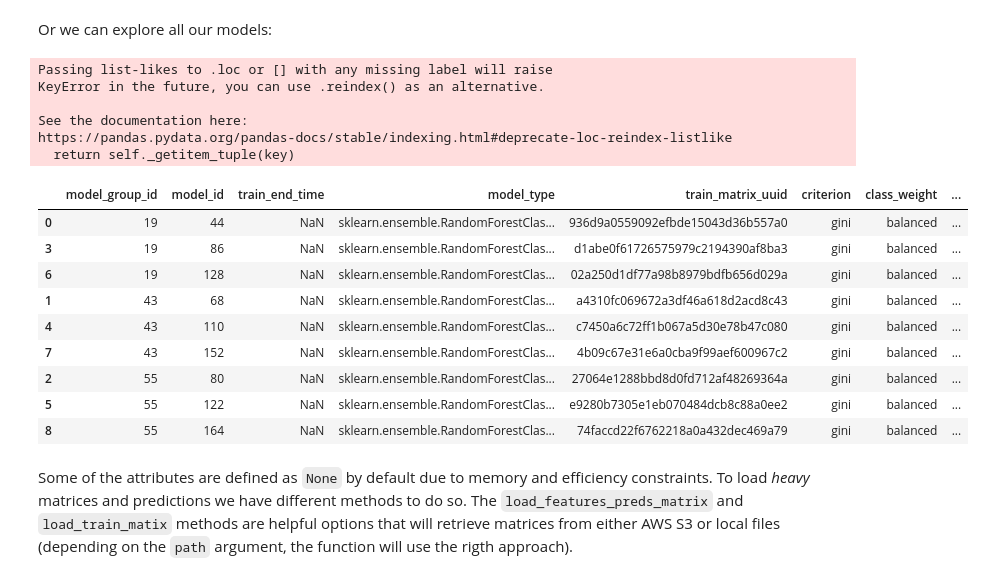
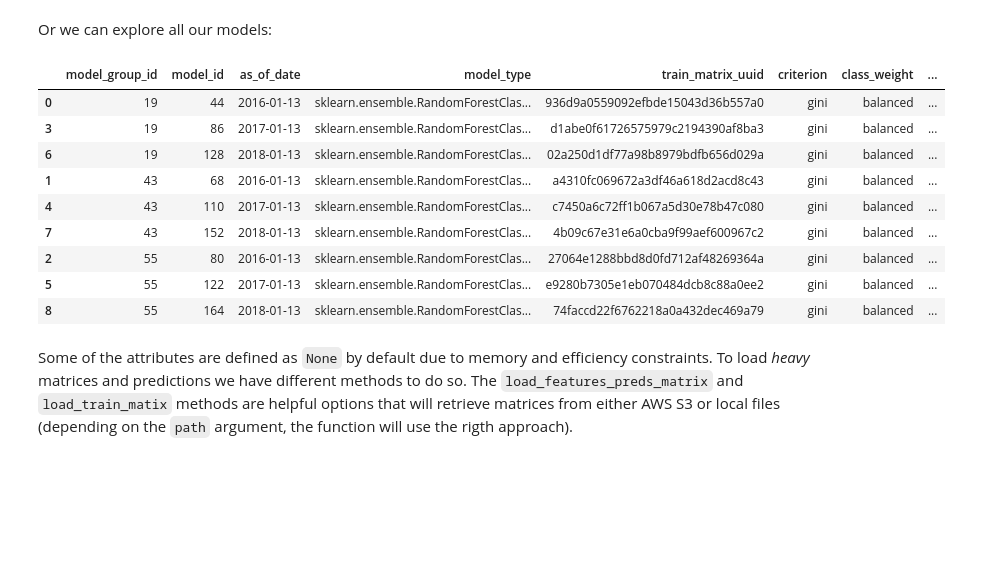
Before and after one commit to dssg/triage, a Jupyter notebook: src/triage/component/postmodeling/contrast/postmodeling_tutorial.ipynb, the cells around one changed output. Cells and saved outputs as stored; diff of their text form; code cells hidden in the pictures; blank space fills up the shorter version.

Commit message:
Solve dumb error with the error labeler.
Now the matrix is correctly subsetted :)

```diff
--- a/src/triage/component/postmodeling/contrast/postmodeling_tutorial.ipynb
+++ b/src/triage/component/postmodeling/contrast/postmodeling_tutorial.ipynb
@@ -82,25 +82,19 @@ l_t[0].__dict__
 Or we can explore all our models:
 # %%
 model_df = pd.DataFrame([model.__dict__ for model in l_t])
-model_df = model_df.loc[:, ['model_group_id', 'model_id', 'train_end_time','model_type', 'hyperparameters', 'train_matrix_uuid']].sort_values(['model_group_id'])
+model_df = model_df.loc[:, ['model_group_id', 'model_id', 'as_of_date','model_type', 'hyperparameters', 'train_matrix_uuid']].sort_values(['model_group_id'])
 pd.concat([model_df.drop(['hyperparameters'], axis=1), model_df['hyperparameters'].apply(pd.Series)], axis=1)
 # %% [output]
-Passing list-likes to .loc or [] with any missing label will raise
-KeyError in the future, you can use .reindex() as an alternative.
-
-See the documentation here:
-https://pandas.pydata.org/pandas-docs/stable/indexing.html#deprecate-loc-reindex-listlike
-  return self._getitem_tuple(key)
-|  | model_group_id | model_id | train_end_time | model_type | train_matrix_uuid | criterion | class_weight | ... |
-| 0 | 19 | 44 | NaN | sklearn.ensemble.RandomForestClas... | 936d9a0559092efbde15043d36b557a0 | gini | balanced | ... |
-| 3 | 19 | 86 | NaN | sklearn.ensemble.RandomForestClas... | d1abe0f61726575979c2194390af8ba3 | gini | balanced | ... |
-| 6 | 19 | 128 | NaN | sklearn.ensemble.RandomForestClas... | 02a250d1df77a98b8979bdfb656d029a | gini | balanced | ... |
-| 1 | 43 | 68 | NaN | sklearn.ensemble.RandomForestClas... | a4310fc069672a3df46a618d2acd8c43 | gini | balanced | ... |
-| 4 | 43 | 110 | NaN | sklearn.ensemble.RandomForestClas... | c7450a6c72ff1b067a5d30e78b47c080 | gini | balanced | ... |
-| 7 | 43 | 152 | NaN | sklearn.ensemble.RandomForestClas... | 4b09c67e31e6a0cba9f99aef600967c2 | gini | balanced | ... |
-| 2 | 55 | 80 | NaN | sklearn.ensemble.RandomForestClas... | 27064e1288bbd8d0fd712af48269364a | gini | balanced | ... |
-| 5 | 55 | 122 | NaN | sklearn.ensemble.RandomForestClas... | e9280b7305e1eb070484dcb8c88a0ee2 | gini | balanced | ... |
-| 8 | 55 | 164 | NaN | sklearn.ensemble.RandomForestClas... | 74faccd22f6762218a0a432dec469a79 | gini | balanced | ... |
+|  | model_group_id | model_id | as_of_date | model_type | train_matrix_uuid | criterion | class_weight | ... |
+| 0 | 19 | 44 | 2016-01-13 | sklearn.ensemble.RandomForestClas... | 936d9a0559092efbde15043d36b557a0 | gini | balanced | ... |
+| 3 | 19 | 86 | 2017-01-13 | sklearn.ensemble.RandomForestClas... | d1abe0f61726575979c2194390af8ba3 | gini | balanced | ... |
+| 6 | 19 | 128 | 2018-01-13 | sklearn.ensemble.RandomForestClas... | 02a250d1df77a98b8979bdfb656d029a | gini | balanced | ... |
+| 1 | 43 | 68 | 2016-01-13 | sklearn.ensemble.RandomForestClas... | a4310fc069672a3df46a618d2acd8c43 | gini | balanced | ... |
+| 4 | 43 | 110 | 2017-01-13 | sklearn.ensemble.RandomForestClas... | c7450a6c72ff1b067a5d30e78b47c080 | gini | balanced | ... |
+| 7 | 43 | 152 | 2018-01-13 | sklearn.ensemble.RandomForestClas... | 4b09c67e31e6a0cba9f99aef600967c2 | gini | balanced | ... |
+| 2 | 55 | 80 | 2016-01-13 | sklearn.ensemble.RandomForestClas... | 27064e1288bbd8d0fd712af48269364a | gini | balanced | ... |
+| 5 | 55 | 122 | 2017-01-13 | sklearn.ensemble.RandomForestClas... | e9280b7305e1eb070484dcb8c88a0ee2 | gini | balanced | ... |
+| 8 | 55 | 164 | 2018-01-13 | sklearn.ensemble.RandomForestClas... | 74faccd22f6762218a0a432dec469a79 | gini | balanced | ... |
 # %% [markdown]
 Some of the attributes are defined as `None` by default due to memory and efficiency constraints. To load _heavy_ matrices and predictions we have different methods to do so. The `load_features_preds_matrix` and `load_train_matix` methods are helpful options that will retrieve matrices from either AWS S3 or local files (depending on the `path` argument, the function will use the rigth approach).
 # %% [markdown]
```
Also changed, not shown: parts of 8 cells of this notebook, 1 other file.
